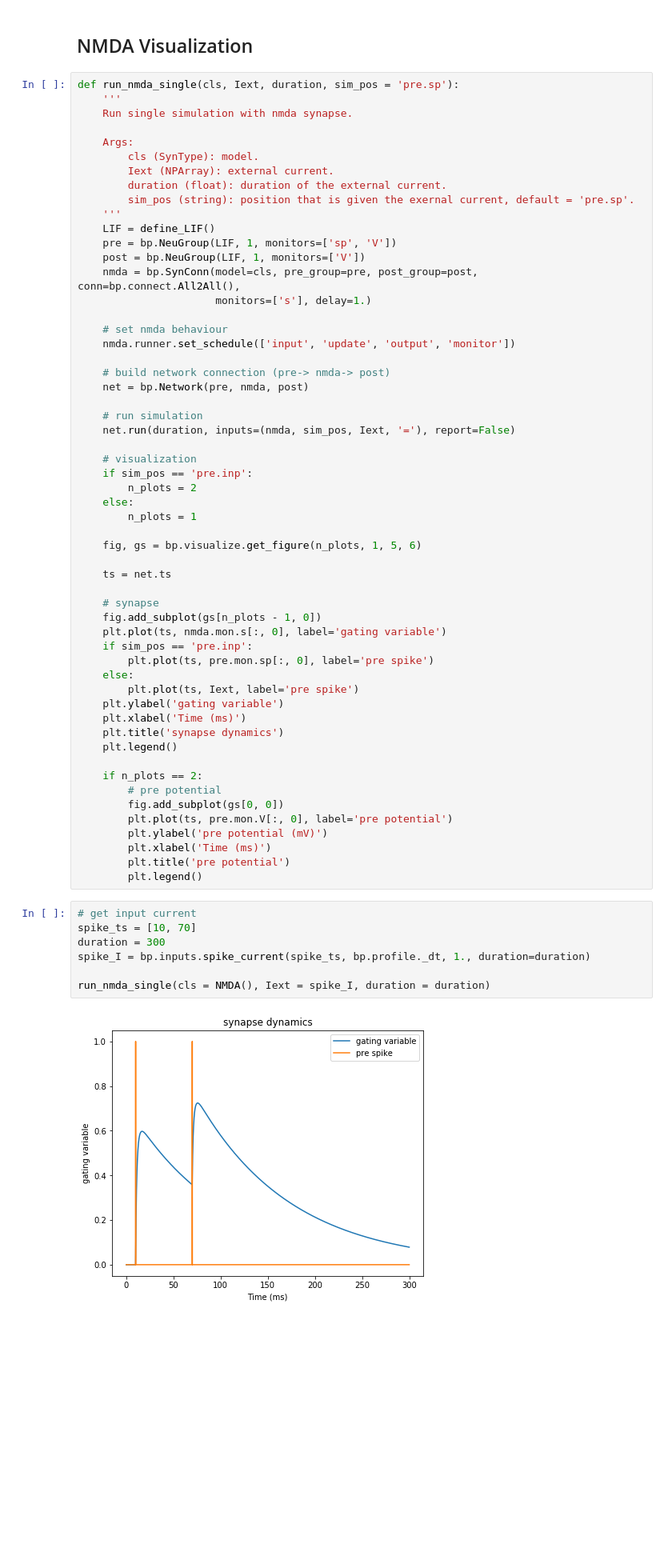
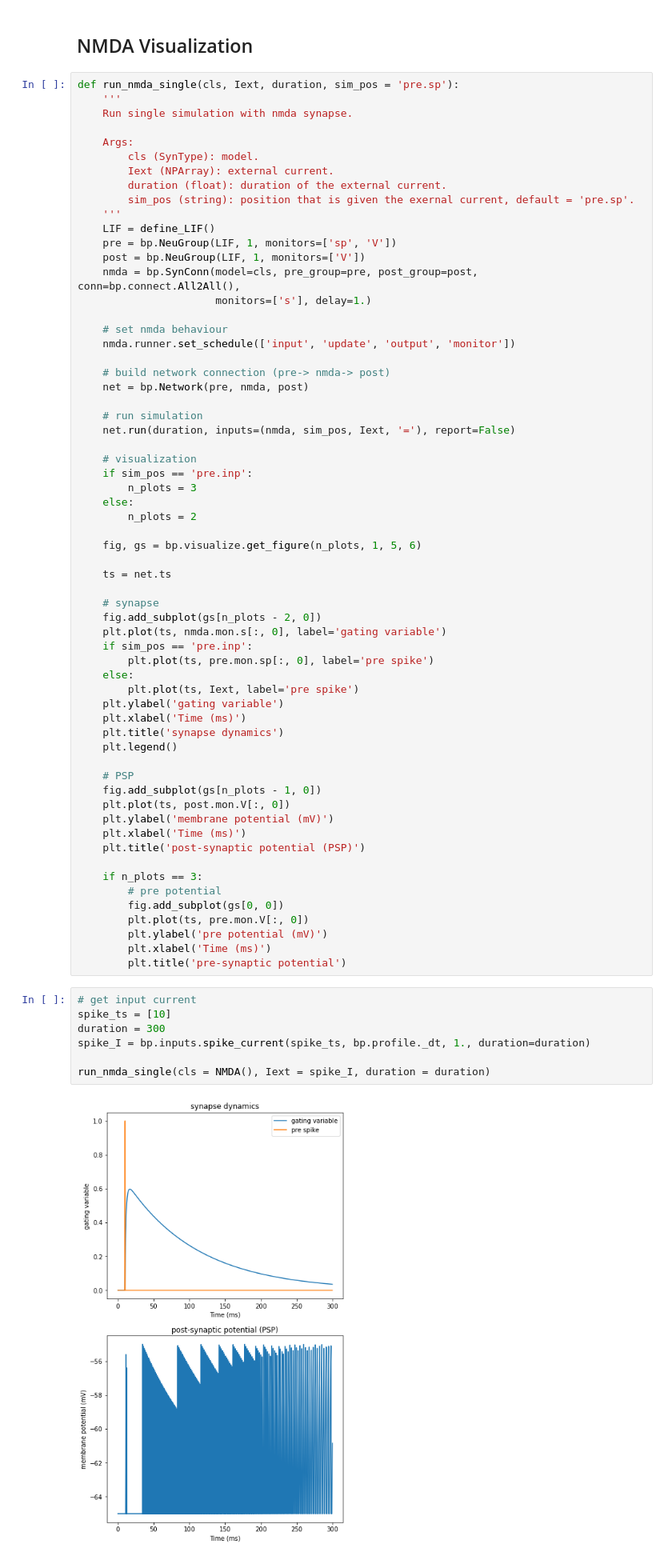
Before and after one commit to Gracewx/BrainPy-Models, a Jupyter notebook: docs/synapses/Excitatory_models.ipynb, the cells around one changed output. Shown at 80% size. Drawn from its saved outputs; the diff is of its cells as text; blank space fills up the shorter version.

```diff
--- a/docs/synapses/Excitatory_models.ipynb
+++ b/docs/synapses/Excitatory_models.ipynb
@@ -579,16 +607,16 @@ def run_nmda_single(cls, Iext, duration, sim_pos = 'pre.sp'):
 
     # visualization
     if sim_pos == 'pre.inp':
+        n_plots = 3
+    else:
         n_plots = 2
-    else:
-        n_plots = 1
 
     fig, gs = bp.visualize.get_figure(n_plots, 1, 5, 6)
 
     ts = net.ts
 
     # synapse
-    fig.add_subplot(gs[n_plots - 1, 0])
+    fig.add_subplot(gs[n_plots - 2, 0])
     plt.plot(ts, nmda.mon.s[:, 0], label='gating variable')
     if sim_pos == 'pre.inp':
         plt.plot(ts, pre.mon.sp[:, 0], label='pre spike')
@@ -599,23 +627,29 @@ def run_nmda_single(cls, Iext, duration, sim_pos = 'pre.sp'):
     plt.title('synapse dynamics')
     plt.legend()
 
-    if n_plots == 2:
+    # PSP
+    fig.add_subplot(gs[n_plots - 1, 0])
+    plt.plot(ts, post.mon.V[:, 0])
+    plt.ylabel('membrane potential (mV)')
+    plt.xlabel('Time (ms)')
+    plt.title('post-synaptic potential (PSP)')
+
+    if n_plots == 3:
         # pre potential
         fig.add_subplot(gs[0, 0])
-        plt.plot(ts, pre.mon.V[:, 0], label='pre potential')
+        plt.plot(ts, pre.mon.V[:, 0])
         plt.ylabel('pre potential (mV)')
         plt.xlabel('Time (ms)')
-        plt.title('pre potential')
-        plt.legend()
+        plt.title('pre-synaptic potential')
 # %%
 # get input current
-spike_ts = [10, 70]
+spike_ts = [10]
 duration = 300
 spike_I = bp.inputs.spike_current(spike_ts, bp.profile._dt, 1., duration=duration)
 
 run_nmda_single(cls = NMDA(), Iext = spike_I, duration = duration)
 # %% [output]
-[figure, old version]
+[figure, new version]
 # %% [markdown]
 #### Pre-synaptic stimulation
 # %%
```
Also changed, not shown: parts of 18 cells of this notebook.
